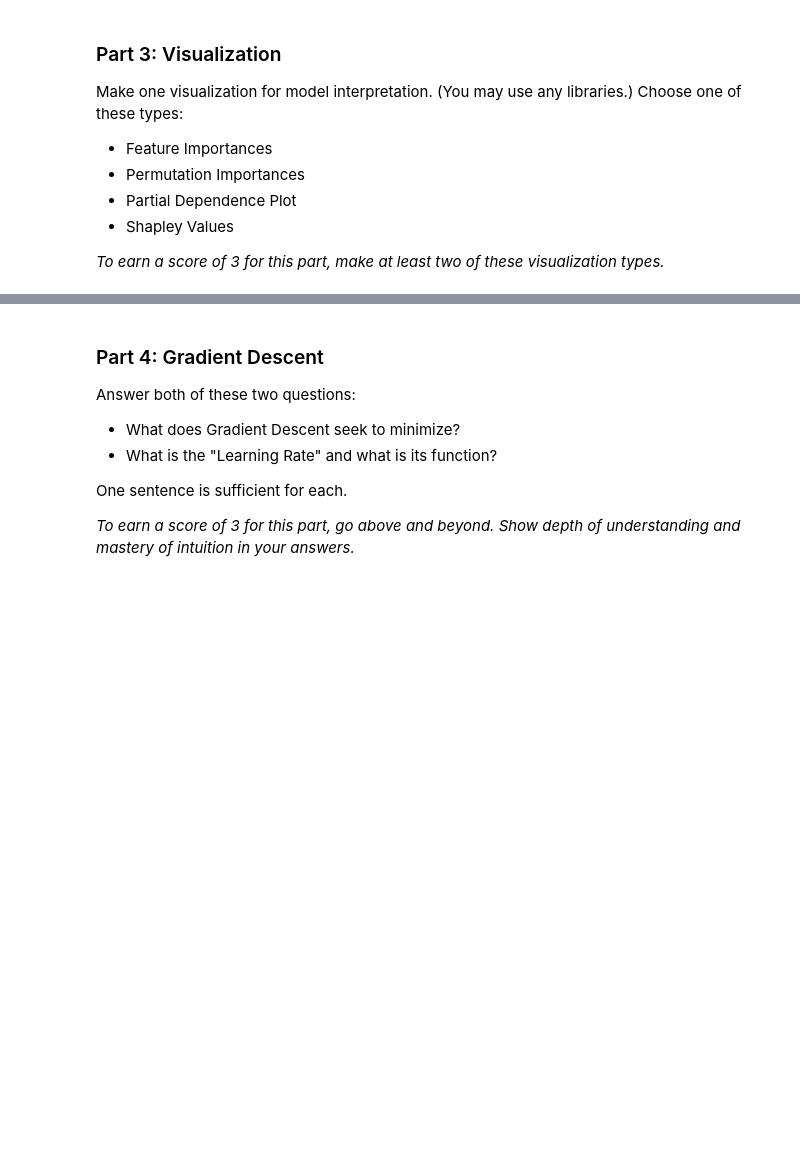
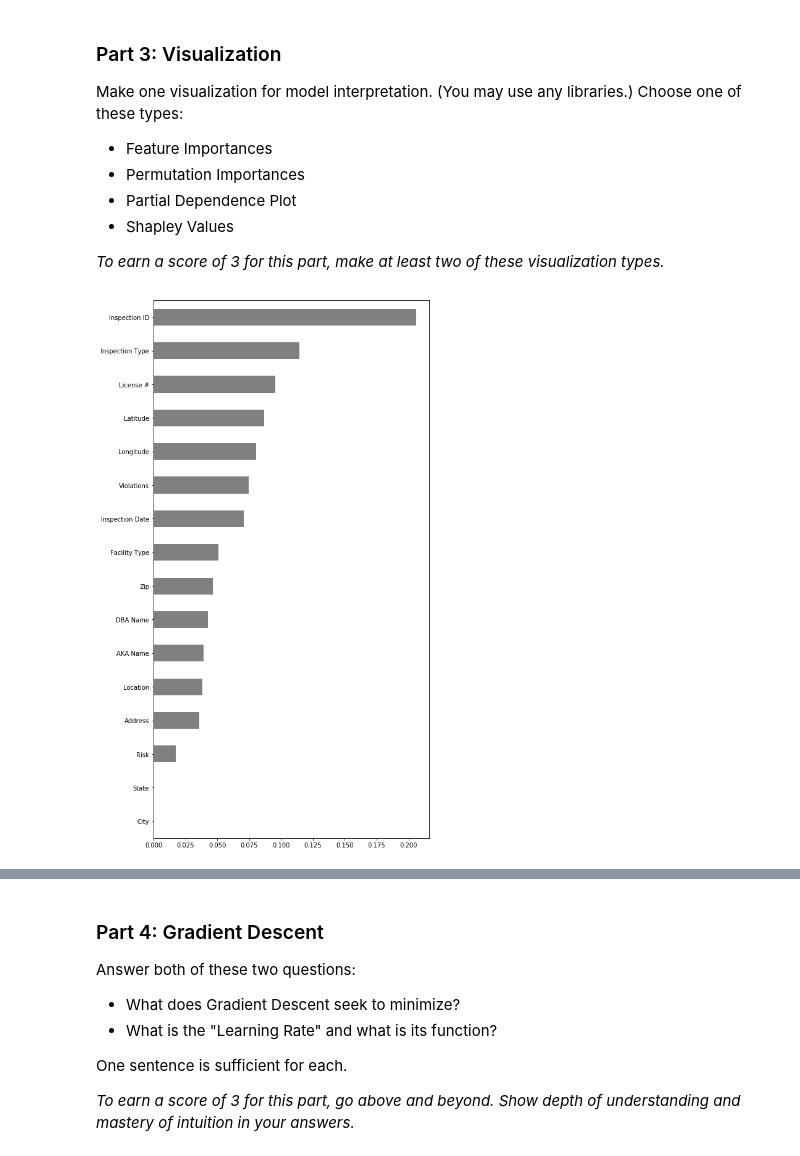
Before and after one commit to LambdaSchool/DS-Unit-2-Sprint-4-Practicing-Understanding, a Jupyter notebook: DS_Unit_2_Sprint_Challenge_4_Practicing_Understanding.ipynb, the cells around one changed output, grey strips where cells are left out. Saved outputs shown, nothing was run; the diff lists cells and outputs as text; code cells hidden in the pictures; blank space fills up the shorter version.

```diff
--- a/DS_Unit_2_Sprint_Challenge_4_Practicing_Understanding.ipynb
+++ b/DS_Unit_2_Sprint_Challenge_4_Practicing_Understanding.ipynb
@@ -168,9 +181,11 @@ _To earn a score of 3 for this part, make at least two of these visualization ty
 # %%
 # Let's look at feature importances!
 
-figsize = (8, 16)
+figsize = (7, 14)
 importances = pd.Series(best.feature_importances_, X_train.columns)
 importances.sort_values().plot.barh(color = 'gray', figsize = figsize);
+# %% [output]
+[figure, added]
 # %%
 # Lets Cross Reference that with the Permutation Importance.
 
```
Also changed, not shown: parts of 3 cells of this notebook, 1 other file.
